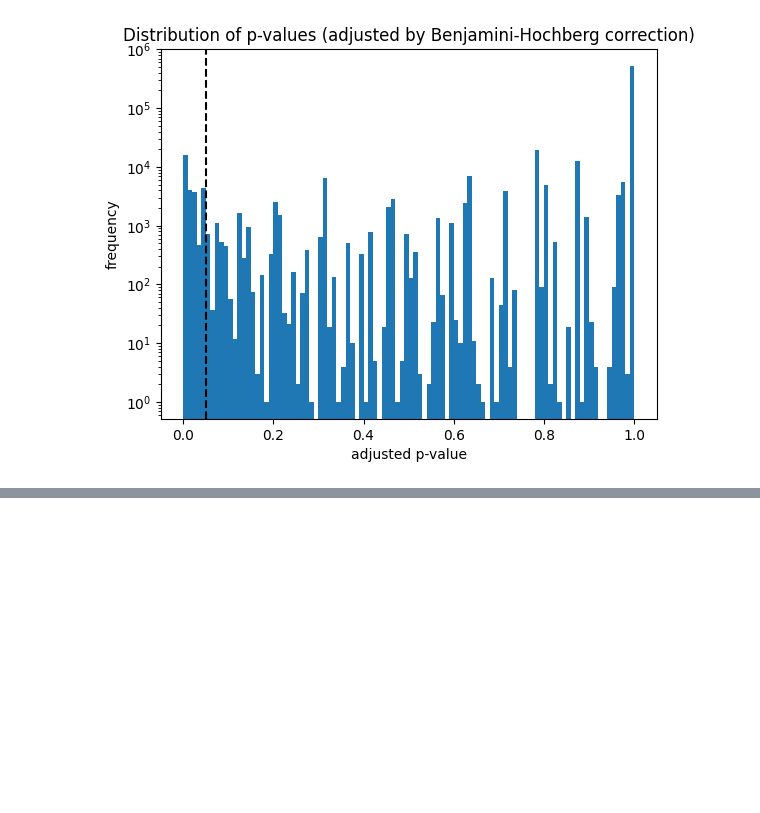
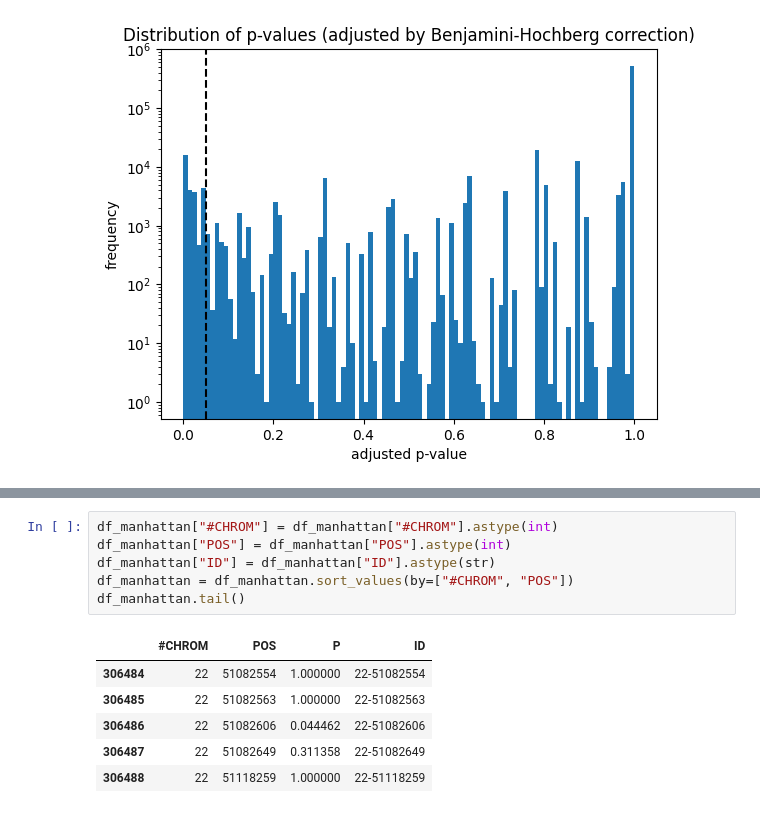
Before and after one commit to junkha/ba_biomed, a Jupyter notebook: analysis/binomial_testing.ipynb, the cells around one changed output, grey strips where cells are left out. Drawn from its saved outputs; the diff is of its cells as text; blank space fills up the shorter version.

```diff
--- a/analysis/binomial_testing.ipynb
+++ b/analysis/binomial_testing.ipynb
@@ -84,0 +98,13 @@ plt.axvline(x=0.05, linestyle="dashed", color="black")
+# %%
+df_manhattan["#CHROM"] = df_manhattan["#CHROM"].astype(int)
+df_manhattan["POS"] = df_manhattan["POS"].astype(int)
+df_manhattan["ID"] = df_manhattan["ID"].astype(str)
+df_manhattan = df_manhattan.sort_values(by=["#CHROM", "POS"])
+df_manhattan.tail()
+# %% [output]
+|  | #CHROM | POS | P | ID |
+| 306484 | 22 | 51082554 | 1.000000 | 22-51082554 |
+| 306485 | 22 | 51082563 | 1.000000 | 22-51082563 |
+| 306486 | 22 | 51082606 | 0.044462 | 22-51082606 |
+| 306487 | 22 | 51082649 | 0.311358 | 22-51082649 |
+| 306488 | 22 | 51118259 | 1.000000 | 22-51118259 |
```
Also changed, not shown: parts of 3 cells of this notebook.
